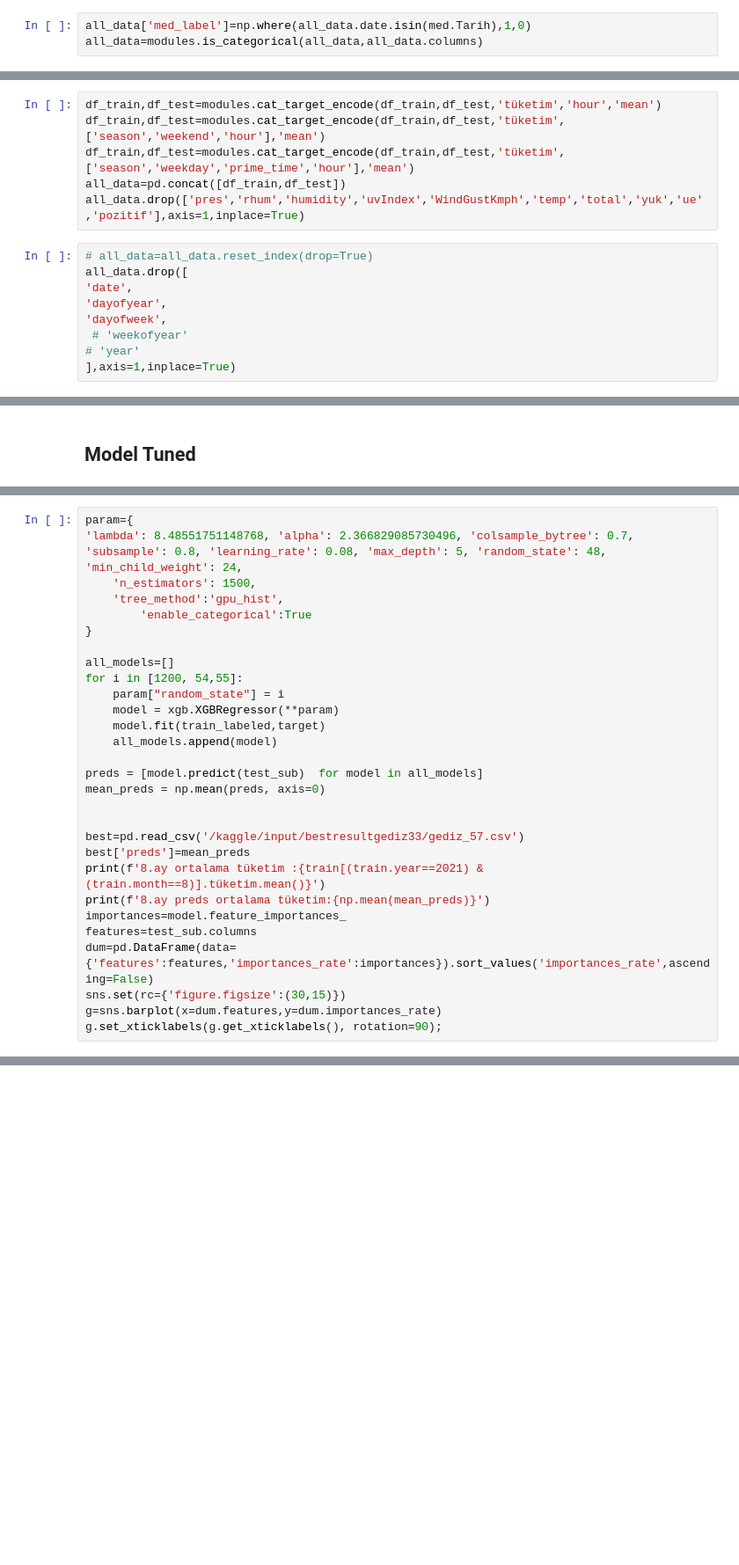
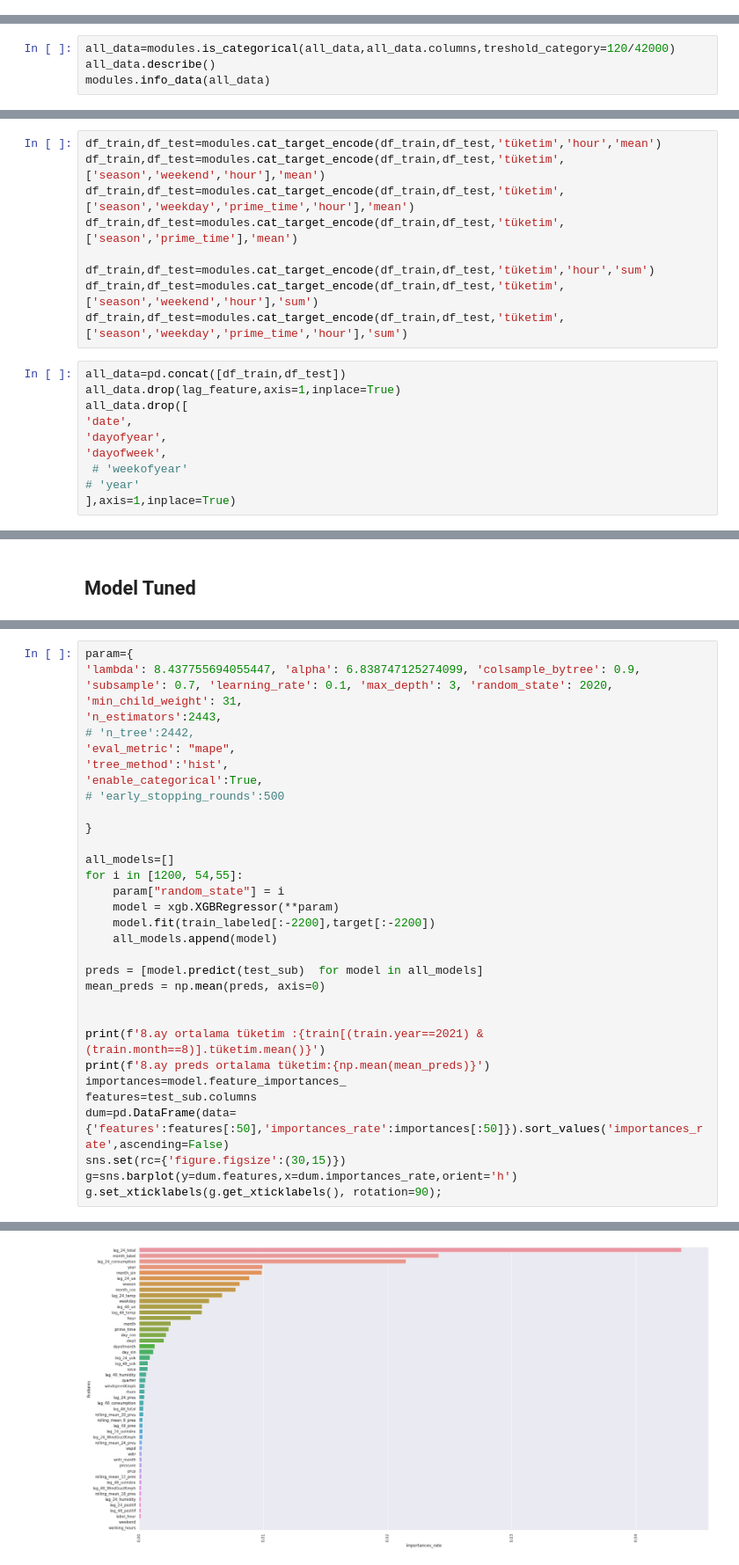
Before and after one commit to arukemre/Energy-consumption-based-on-hourly-data, a Jupyter notebook: model.ipynb, the cells around one changed output, grey strips where cells are left out. Shown at 88% size. Saved outputs shown, nothing was run; the diff lists cells and outputs as text; blank space fills up the shorter version.

```diff
--- a/model.ipynb
+++ b/model.ipynb
@@ -198,6 +214,3 @@ PerformanceWarning: DataFrame is highly fragmented.  This is usually the result
 PerformanceWarning: DataFrame is highly fragmented.  This is usually the result of calling `frame.insert` many times, which has poor performance.  Consider joining all columns at once using pd.concat( ...
 # %% [markdown]
 ###  Changed some columns of dtypes to category
-# %%
-all_data['med_label']=np.where(all_data.date.isin(med.Tarih),1,0)
-all_data=modules.is_categorical(all_data,all_data.columns)
@@ -205,0 +217,4 @@ PerformanceWarning: DataFrame is highly fragmented.  This is usually the result
+# %%
+all_data=modules.is_categorical(all_data,all_data.columns,treshold_category=120/42000)
+all_data.describe()
+modules.info_data(all_data)
@@ -217,10 +260,14 @@ print(df_test.shape)
 df_train,df_test=modules.cat_target_encode(df_train,df_test,'tüketim','hour','mean')
 df_train,df_test=modules.cat_target_encode(df_train,df_test,'tüketim',['season','weekend','hour'],'mean')
 df_train,df_test=modules.cat_target_encode(df_train,df_test,'tüketim',['season','weekday','prime_time','hour'],'mean')
-all_data=pd.concat([df_train,df_test])
-all_data.drop(['pres','rhum','humidity','uvIndex','WindGustKmph','temp','total','yuk','ue','pozitif'],axis=1,inplace=True)
+df_train,df_test=modules.cat_target_encode(df_train,df_test,'tüketim',['season','prime_time'],'mean')
+
+df_train,df_test=modules.cat_target_encode(df_train,df_test,'tüketim','hour','sum')
+df_train,df_test=modules.cat_target_encode(df_train,df_test,'tüketim',['season','weekend','hour'],'sum')
+df_train,df_test=modules.cat_target_encode(df_train,df_test,'tüketim',['season','weekday','prime_time','hour'],'sum')
 # %%
-# all_data=all_data.reset_index(drop=True)
+all_data=pd.concat([df_train,df_test])
+all_data.drop(lag_feature,axis=1,inplace=True)
 all_data.drop([
 'date',
 'dayofyear',
@@ -362,29 +389,32 @@ Stack trace:
 # %%
 param={
-'lambda': 8.48551751148768, 'alpha': 2.366829085730496, 'colsample_bytree': 0.7, 'subsample': 0.8, 'learning_rate': 0.08, 'max_depth': 5, 'random_state': 48, 'min_child_weight': 24,
-    'n_estimators': 1500,
-    'tree_method':'gpu_hist',
-        'enable_categorical':True
+'lambda': 8.437755694055447, 'alpha': 6.838747125274099, 'colsample_bytree': 0.9, 'subsample': 0.7, 'learning_rate': 0.1, 'max_depth': 3, 'random_state': 2020, 'min_child_weight': 31,
+'n_estimators':2443,
+# 'n_tree':2442,
+'eval_metric': "mape",
+'tree_method':'hist',
+'enable_categorical':True,
+# 'early_stopping_rounds':500
+
 }
 
 all_models=[]
 for i in [1200, 54,55]:
     param["random_state"] = i
     model = xgb.XGBRegressor(**param)
-    model.fit(train_labeled,target)
+    model.fit(train_labeled[:-2200],target[:-2200])
     all_models.append(model)
 
 preds = [model.predict(test_sub)  for model in all_models]
 mean_preds = np.mean(preds, axis=0)
 
 
-best=pd.read_csv('/kaggle/input/bestresultgediz33/gediz_57.csv')
-best['preds']=mean_preds
 print(f'8.ay ortalama tüketim :{train[(train.year==2021) &(train.month==8)].tüketim.mean()}')
 print(f'8.ay preds ortalama tüketim:{np.mean(mean_preds)}')
 importances=model.feature_importances_
 features=test_sub.columns
-dum=pd.DataFrame(data={'features':features,'importances_rate':importances}).sort_values('importances_rate',ascending=False)
+dum=pd.DataFrame(data={'features':features[:50],'importances_rate':importances[:50]}).sort_values('importances_rate',ascending=False)
 sns.set(rc={'figure.figsize':(30,15)})
-g=sns.barplot(x=dum.features,y=dum.importances_rate)
+g=sns.barplot(y=dum.features,x=dum.importances_rate,orient='h')
 g.set_xticklabels(g.get_xticklabels(), rotation=90);
+# %% [output]
@@ -390,0 +424 @@ g.set_xticklabels(g.get_xticklabels(), rotation=90);
+[figure, added]
```
Also changed, not shown: parts of 26 cells of this notebook, 1 other file.
